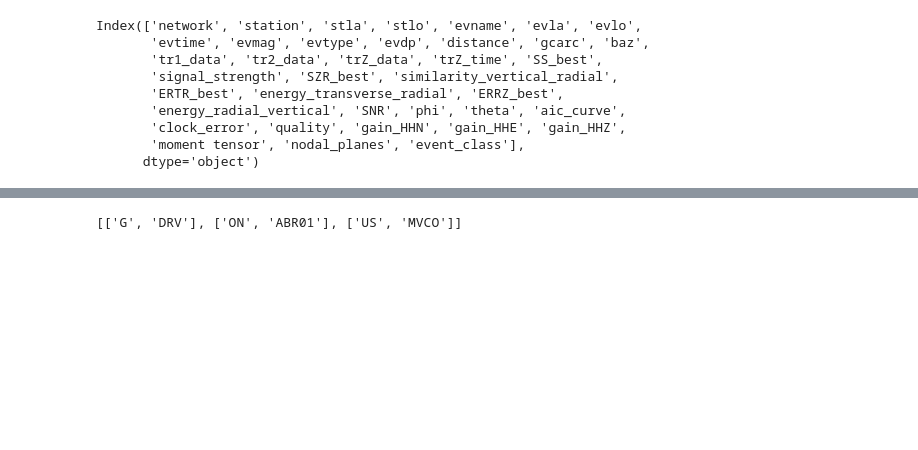
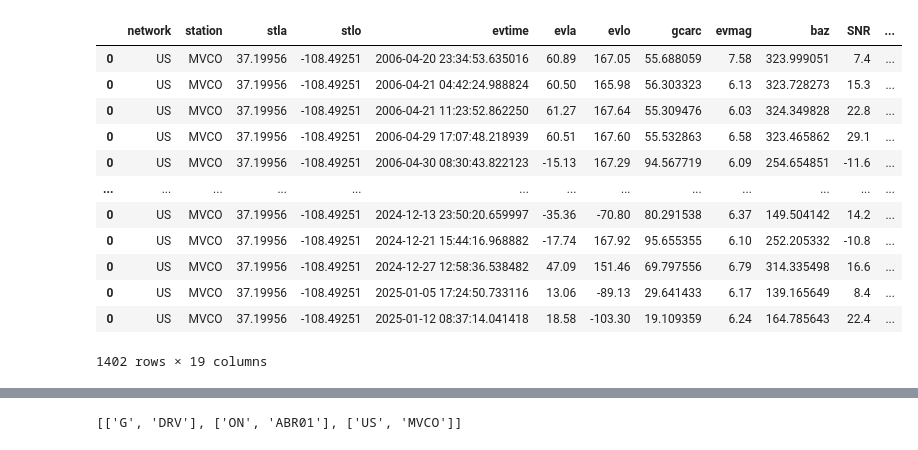
Before and after one commit to dIOGOLOC/RSBR_15_years, a Jupyter notebook: Results_compilation.ipynb, the cells around one changed output, grey strips where cells are left out. Saved outputs shown, nothing was run; the diff lists cells and outputs as text; code cells hidden in the pictures; blank space fills up the shorter version.

```diff
--- a/Results_compilation.ipynb
+++ b/Results_compilation.ipynb
@@ -163,15 +163,3 @@ STATION_LST
-# %%
-pd.read_feather('/media/sysop/14f7ead0-5dcb-4557-a139-55dbb404d11a/diogoloc/dados_posdoc/RSBR_15_years/Artigo_SSPARQ/OUTPUT/FEATHER_FILES/US.MVCO/US.MVCO.2009.230.21.20.51.orientation.feather').columns
-# %% [output]
-Index(['network', 'station', 'stla', 'stlo', 'evname', 'evla', 'evlo',
-       'evtime', 'evmag', 'evtype', 'evdp', 'distance', 'gcarc', 'baz',
-       'tr1_data', 'tr2_data', 'trZ_data', 'trZ_time', 'SS_best',
-       'signal_strength', 'SZR_best', 'similarity_vertical_radial',
-       'ERTR_best', 'energy_transverse_radial', 'ERRZ_best',
-       'energy_radial_vertical', 'SNR', 'phi', 'theta', 'aic_curve',
-       'clock_error', 'quality', 'gain_HHN', 'gain_HHE', 'gain_HHZ',
-       'moment tensor', 'nodal_planes', 'event_class'],
-      dtype='object')
 # %%
 feather_files_lst = []
 
@@ -181,2 +169,18 @@ feather_files_lst.append(pd.concat([pd.read_feather(i,columns=colnames) for i in
 # %%
 station_df = pd.concat(feather_files_lst)
+# %%
+station_df.sort_values('evtime')
+# %% [output]
+|  | network | station | stla | stlo | evtime | evla | evlo | gcarc | evmag | baz | SNR | ... |
+| 0 | US | MVCO | 37.19956 | -108.49251 | 2006-04-20 23:34:53.635016 | 60.89 | 167.05 | 55.688059 | 7.58 | 323.999051 | 7.4 | ... |
+| 0 | US | MVCO | 37.19956 | -108.49251 | 2006-04-21 04:42:24.988824 | 60.50 | 165.98 | 56.303323 | 6.13 | 323.728273 | 15.3 | ... |
+| 0 | US | MVCO | 37.19956 | -108.49251 | 2006-04-21 11:23:52.862250 | 61.27 | 167.64 | 55.309476 | 6.03 | 324.349828 | 22.8 | ... |
+| 0 | US | MVCO | 37.19956 | -108.49251 | 2006-04-29 17:07:48.218939 | 60.51 | 167.60 | 55.532863 | 6.58 | 323.465862 | 29.1 | ... |
+| 0 | US | MVCO | 37.19956 | -108.49251 | 2006-04-30 08:30:43.822123 | -15.13 | 167.29 | 94.567719 | 6.09 | 254.654851 | -11.6 | ... |
+| ... | ... | ... | ... | ... | ... | ... | ... | ... | ... | ... | ... | ... |
+| 0 | US | MVCO | 37.19956 | -108.49251 | 2024-12-13 23:50:20.659997 | -35.36 | -70.80 | 80.291538 | 6.37 | 149.504142 | 14.2 | ... |
+| 0 | US | MVCO | 37.19956 | -108.49251 | 2024-12-21 15:44:16.968882 | -17.74 | 167.92 | 95.655355 | 6.10 | 252.205332 | -10.8 | ... |
+| 0 | US | MVCO | 37.19956 | -108.49251 | 2024-12-27 12:58:36.538482 | 47.09 | 151.46 | 69.797556 | 6.79 | 314.335498 | 16.6 | ... |
+| 0 | US | MVCO | 37.19956 | -108.49251 | 2025-01-05 17:24:50.733116 | 13.06 | -89.13 | 29.641433 | 6.17 | 139.165649 | 8.4 | ... |
+| 0 | US | MVCO | 37.19956 | -108.49251 | 2025-01-12 08:37:14.041418 | 18.58 | -103.30 | 19.109359 | 6.24 | 164.785643 | 22.4 | ... |
+1402 rows × 19 columns
```
Also changed, not shown: parts of 10 cells of this notebook, 3 other files.
